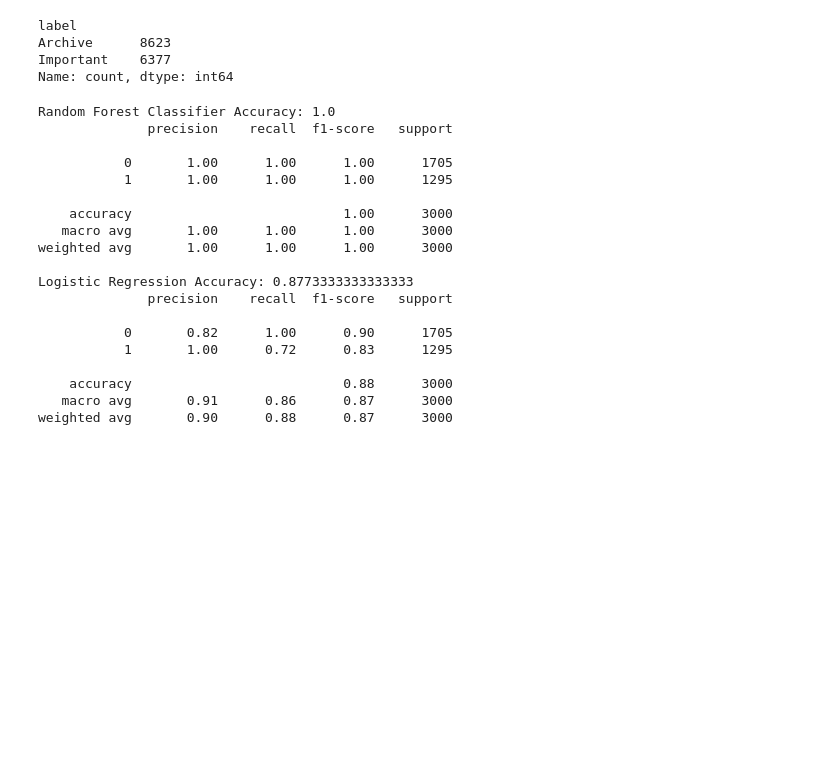
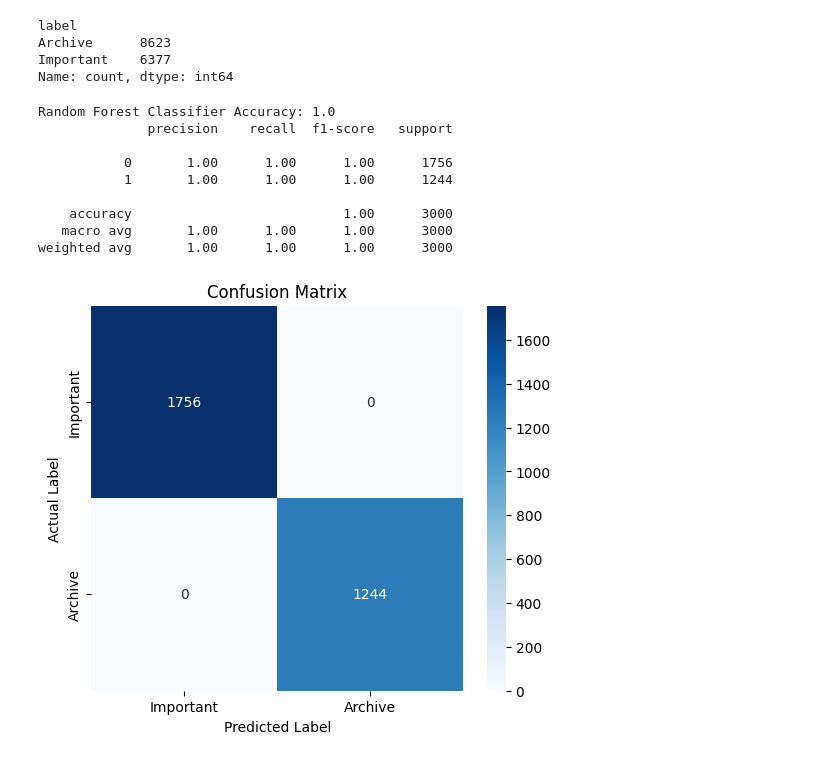
Before and after one commit to elijah902/email-sorter, a Jupyter notebook: notebooks/preprocessing.ipynb, the cells around one changed output. Cells and saved outputs as stored; diff of their text form; code cells hidden in the pictures; blank space fills up the shorter version.

Commit message:
Add confusion matrix to preprocessing.ipynb

```diff
--- a/notebooks/preprocessing.ipynb
+++ b/notebooks/preprocessing.ipynb
@@ -307,47 +290,44 @@ Name: count, dtype: int64
 from sklearn.ensemble import RandomForestClassifier
 from sklearn.naive_bayes import MultinomialNB
 from sklearn.model_selection import train_test_split
 from sklearn.metrics import accuracy_score, classification_report
 from sklearn.preprocessing import LabelEncoder
 from sklearn.linear_model import LogisticRegression
+from sklearn.metrics import confusion_matrix
 
 # Modeling
 
 feature_cols = ['days_until_event', 'urgency_score', 'research_score', 'participant_count', 'unsubscribe_present']
 X = df[feature_cols]
 le = LabelEncoder()
 y = le.fit_transform(df['label'])
 
 X_train, X_test, y_train, y_test = train_test_split(X, y, test_size=0.2)
 
 rf_model = RandomForestClassifier(n_estimators=100, random_state=42)
 rf_model.fit(X_train, y_train)
 y_pred = rf_model.predict(X_test)
 print("Random Forest Classifier Accuracy:", accuracy_score(y_test, y_pred))
 print(classification_report(y_test, y_pred))
 
-lin_model = LogisticRegression(max_iter=200)
-lin_model.fit(X_train, y_train)
-y_pred_lin = lin_model.predict(X_test)
-print("Logistic Regression Accuracy:", accuracy_score(y_test, y_pred_lin))
-print(classification_report(y_test, y_pred_lin))
+cm = confusion_matrix(y_test, y_pred)
+
+plt.figure(figsize=(6, 5))
+sns.heatmap(cm, annot=True, fmt='d', cmap='Blues',
+            xticklabels=['Important', 'Archive'],
+            yticklabels=['Important', 'Archive'])
+plt.ylabel('Actual Label')
+plt.xlabel('Predicted Label')
+plt.title('Confusion Matrix')
+plt.show()
 # %% [output]
 Random Forest Classifier Accuracy: 1.0
               precision    recall  f1-score   support
 
-           0       1.00      1.00      1.00      1705
-           1       1.00      1.00      1.00      1295
+           0       1.00      1.00      1.00      1756
+           1       1.00      1.00      1.00      1244
 
     accuracy                           1.00      3000
    macro avg       1.00      1.00      1.00      3000
 weighted avg       1.00      1.00      1.00      3000
-
-Logistic Regression Accuracy: 0.8773333333333333
-              precision    recall  f1-score   support
-
-           0       0.82      1.00      0.90      1705
-           1       1.00      0.72      0.83      1295
-
-    accuracy                           0.88      3000
-   macro avg       0.91      0.86      0.87      3000
-weighted avg       0.90      0.88      0.87      3000
+[figure, added]
```
Also changed, not shown: parts of 3 cells of this notebook.
